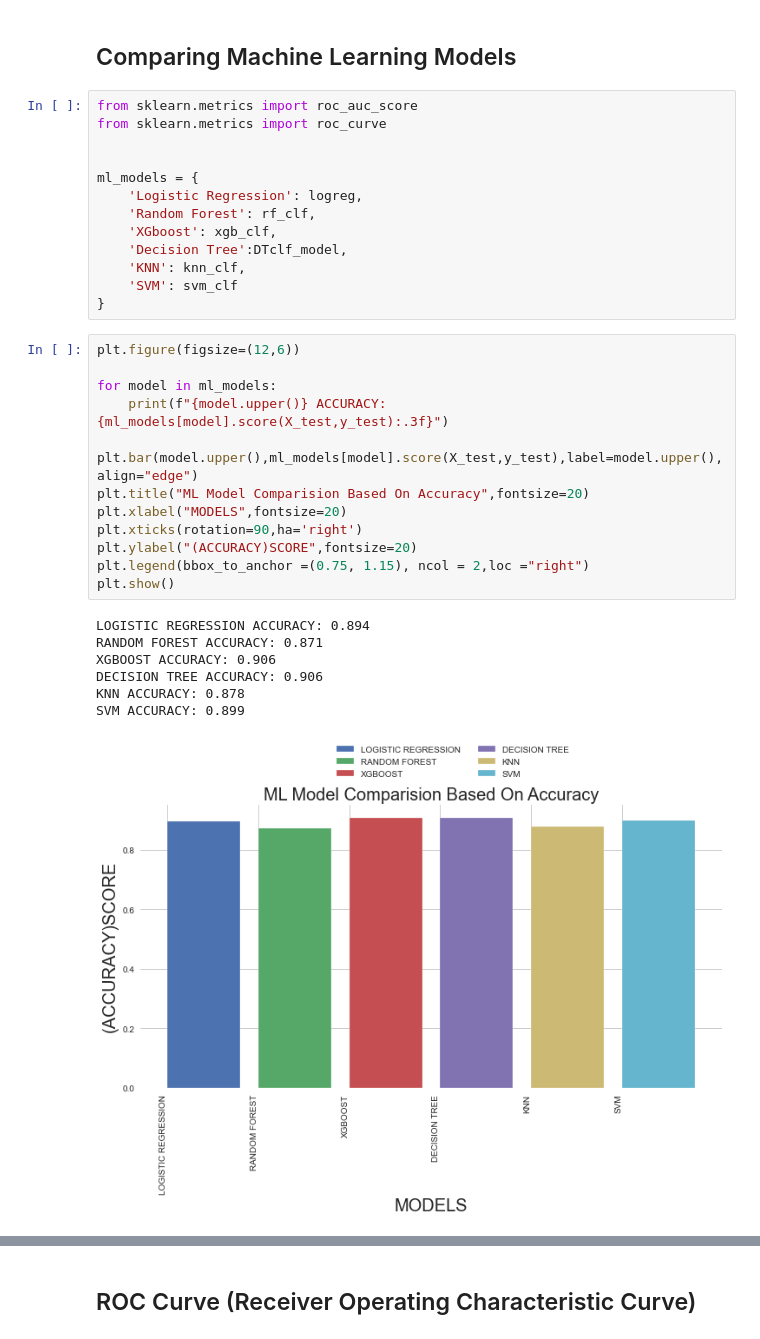
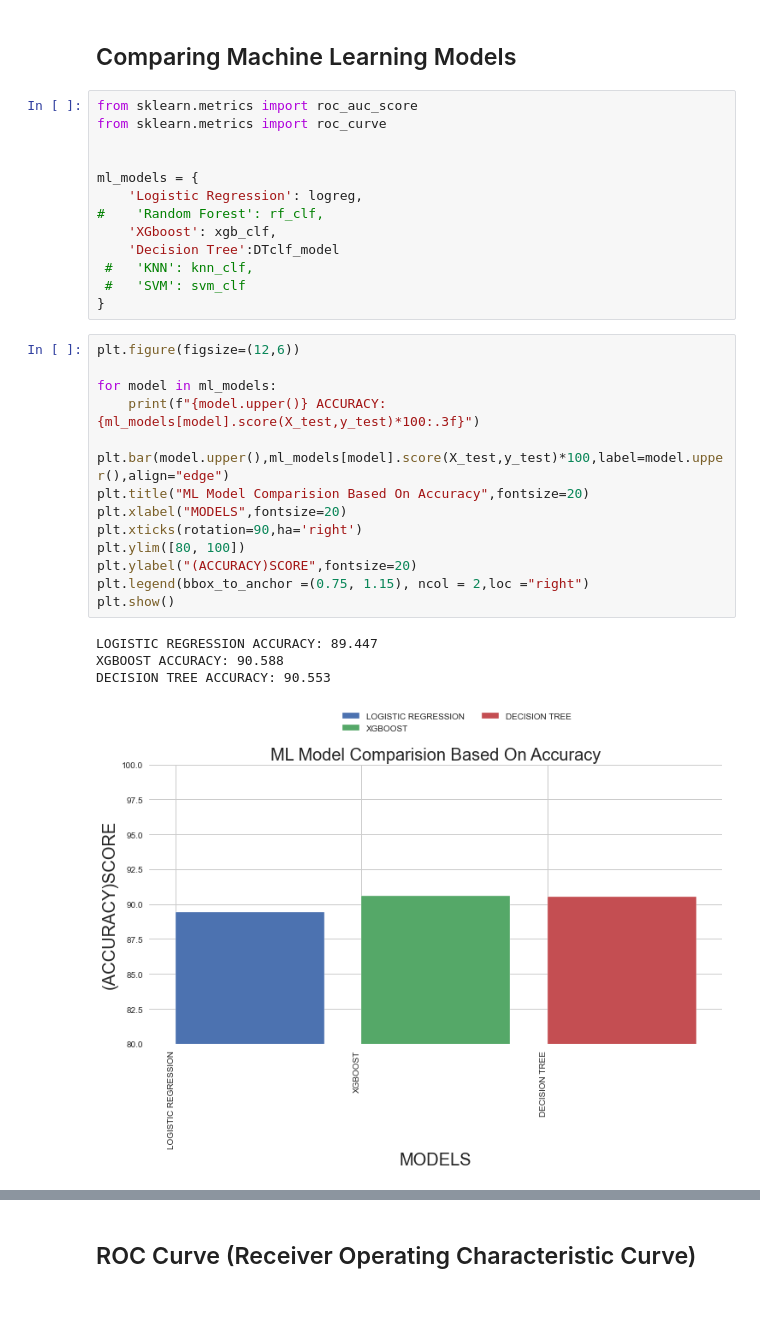
Before and after one commit to AshwinUniyal/Major_Project, a Jupyter notebook: Analysis of Churn Rate (FINAL).ipynb, the cells around one changed output, grey strips where cells are left out. Cells and saved outputs as stored; diff of their text form; blank space fills up the shorter version.

Commit message:
modified scaling on graphs, added title on plots

```diff
--- a/Analysis of Churn Rate (FINAL).ipynb
+++ b/Analysis of Churn Rate (FINAL).ipynb
@@ -1238,32 +1320,30 @@ from sklearn.metrics import roc_curve
 
 ml_models = {
     'Logistic Regression': logreg,
-    'Random Forest': rf_clf,
+#    'Random Forest': rf_clf,
     'XGboost': xgb_clf,
-    'Decision Tree':DTclf_model,
-    'KNN': knn_clf,
-    'SVM': svm_clf
+    'Decision Tree':DTclf_model
+ #   'KNN': knn_clf,
+ #   'SVM': svm_clf
 }
 # %%
 plt.figure(figsize=(12,6))
 
 for model in ml_models:
-    print(f"{model.upper()} ACCURACY: {ml_models[model].score(X_test,y_test):.3f}")
-    plt.bar(model.upper(),ml_models[model].score(X_test,y_test),label=model.upper(),align="edge")
+    print(f"{model.upper()} ACCURACY: {ml_models[model].score(X_test,y_test)*100:.3f}")
+    plt.bar(model.upper(),ml_models[model].score(X_test,y_test)*100,label=model.upper(),align="edge")
 plt.title("ML Model Comparision Based On Accuracy",fontsize=20)
 plt.xlabel("MODELS",fontsize=20)
 plt.xticks(rotation=90,ha='right')
+plt.ylim([80, 100])
 plt.ylabel("(ACCURACY)SCORE",fontsize=20)
 plt.legend(bbox_to_anchor =(0.75, 1.15), ncol = 2,loc ="right")
 plt.show()
 # %% [output]
-LOGISTIC REGRESSION ACCURACY: 0.894
-RANDOM FOREST ACCURACY: 0.871
-XGBOOST ACCURACY: 0.906
-DECISION TREE ACCURACY: 0.906
-KNN ACCURACY: 0.878
-SVM ACCURACY: 0.899
+LOGISTIC REGRESSION ACCURACY: 89.447
+XGBOOST ACCURACY: 90.588
+DECISION TREE ACCURACY: 90.553
-[figure, old version]
+[figure, new version]
 # %%
 plt.figure(figsize=(12,6))
 
```
Also changed, not shown: parts of 19 cells of this notebook, 1 other file.
